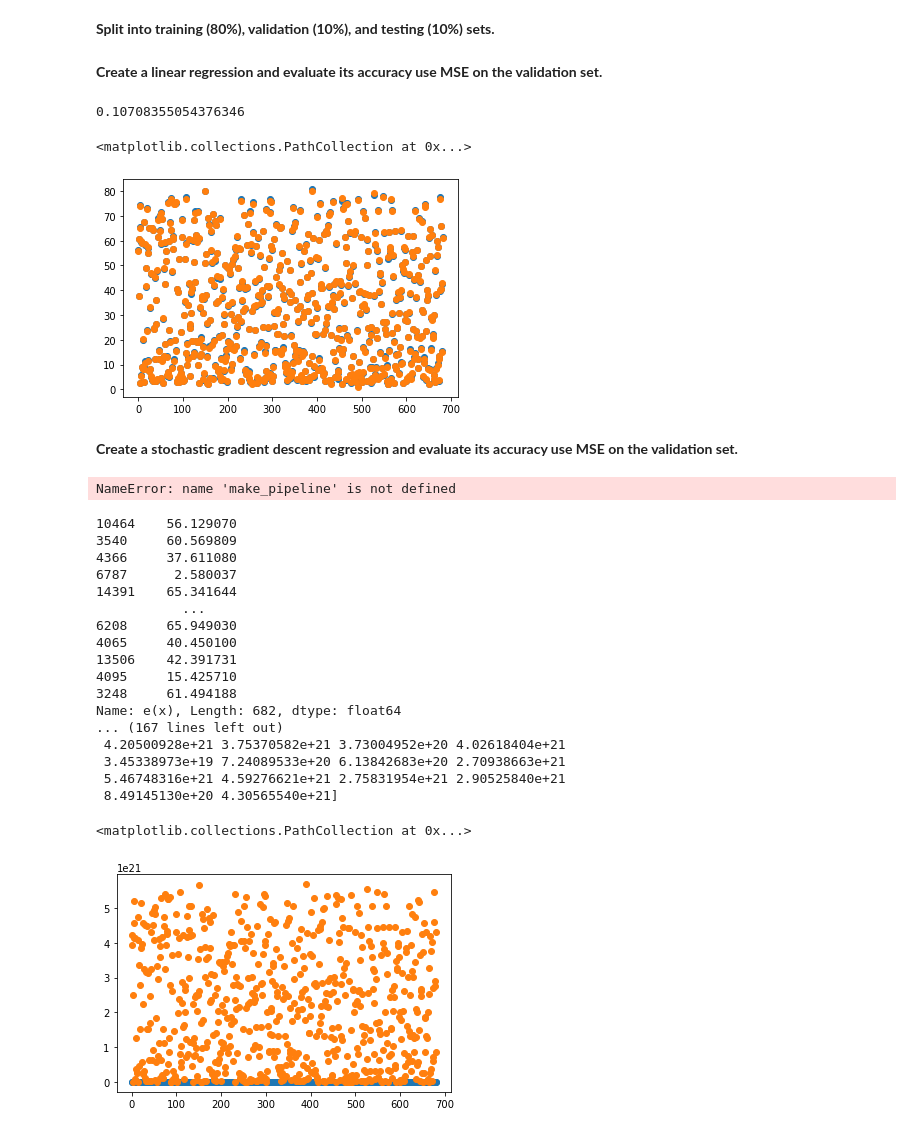
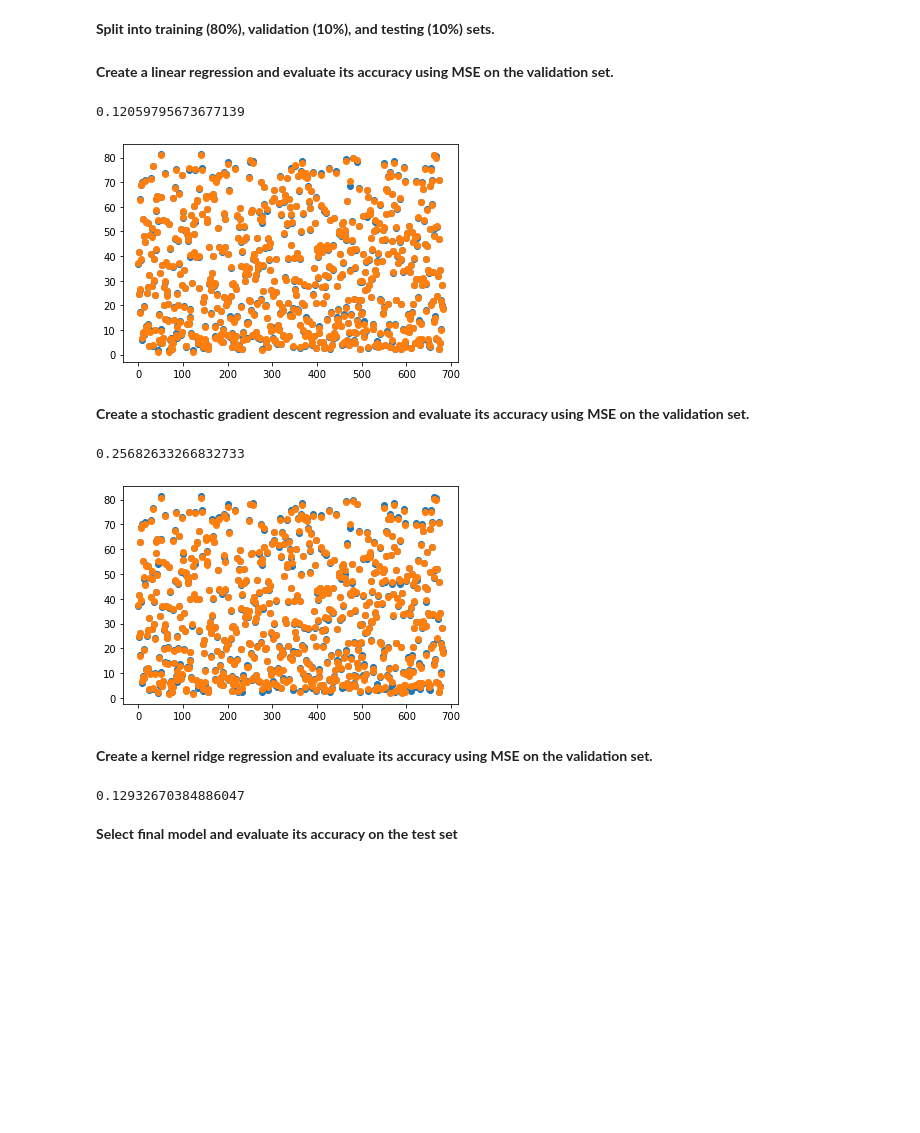
Before and after one commit to rochellekris/Life_Expectancy_ML, a Jupyter notebook: data_collation/Final_Project.ipynb, the cells around one changed output. Saved outputs shown, nothing was run; the diff lists cells and outputs as text; code cells hidden in the pictures; blank space fills up the shorter version.

Commit message:
Kernel Ridge Regression

```diff
--- a/data_collation/Final_Project.ipynb
+++ b/data_collation/Final_Project.ipynb
@@ -146,57 +149,44 @@ X_train, X_test_tmp, y_train, y_test_tmp = train_test_split(X, y, test_size=0.2)
 
 X_valid, X_test, y_valid, y_test = train_test_split(X_test_tmp, y_test_tmp, test_size=0.5)
 # %% [markdown]
-**Create a linear regression and evaluate its accuracy use MSE on the validation set.**
+**Create a linear regression and evaluate its accuracy using MSE on the validation set.**
 # %%
-LR = LinearRegression().fit(X_train, y_train)
-lr_preds = LR.predict(X_valid)
-lr_MSE = mean_squared_error(y_valid, lr_preds)
-lr_MSE
+def plot_y(actual, preds):
+    x_axis = range(len(actual))
+    plt.scatter(x_axis, actual)
+    plt.scatter(x_axis, preds)
-# %% [output]
-0.10708355054376346
+# %%
+LR = LinearRegression().fit(X_train, y_train)
+lr_preds = LR.predict(X_valid)
+lr_MSE = mean_squared_error(y_valid, lr_preds)
+lr_MSE
+# %% [output]
+0.12059795673677139
 # %%
-x_axis = range(len(y_valid))
-plt.scatter(x_axis, y_valid)
-plt.scatter(x_axis, lr_preds)
+plot_y(y_valid, lr_preds)
 # %% [output]
-<matplotlib.collections.PathCollection at 0x...>
-[figure, old version]
+[figure, new version]
 # %% [markdown]
-**Create a stochastic gradient descent regression and evaluate its accuracy use MSE on the validation set.**
+**Create a stochastic gradient descent regression and evaluate its accuracy using MSE on the validation set.**
 # %%
-reg = make_pipeline(StandardScaler(),SGDRegressor(max_iter=1000, tol=1e-3))
-reg.fit(X_train, y_train)
-pred = reg.predict(X_valid)
-print(pred)
-# SGD = SGDRegressor(max_iter=1000).fit(X_train, y_train)
-# sgd_preds = SGD.predict(X_valid)
-# sgd_MSE = mean_squared_error(y_valid, sgd_preds)
-# sgd_MSE
+SGD = make_pipeline(StandardScaler(),SGDRegressor(max_iter=1000, tol=1e-3)).fit(X_train, y_train)
+sgd_preds = SGD.predict(X_valid)
+sgd_MSE = mean_squared_error(y_valid, sgd_preds)
+sgd_MSE
 # %% [output]
-NameError: name 'make_pipeline' is not defined
+0.25682633266832733
 # %%
-print(y_valid)
-print(sgd_preds)
-x_axis = range(len(y_valid))
-plt.scatter(x_axis, y_valid)
-plt.scatter(x_axis, sgd_preds)
+plot_y(y_valid, sgd_preds)
 # %% [output]
-10464    56.129070
-3540     60.569809
-4366     37.611080
-6787      2.580037
-14391    65.341644
-           ...
-6208     65.949030
-4065     40.450100
-13506    42.391731
-4095     15.425710
-3248     61.494188
-Name: e(x), Length: 682, dtype: float64
-... (167 lines left out)
- 4.20500928e+21 3.75370582e+21 3.73004952e+20 4.02618404e+21
- 3.45338973e+19 7.24089533e+20 6.13842683e+20 2.70938663e+21
- 5.46748316e+21 4.59276621e+21 2.75831954e+21 2.90525840e+21
- 8.49145130e+20 4.30565540e+21]
-<matplotlib.collections.PathCollection at 0x...>
-[figure, old version]
+[figure, new version]
+# %% [markdown]
+**Create a kernel ridge regression and evaluate its accuracy using MSE on the validation set.**
+# %%
+KRR = KernelRidge(alpha=1.0).fit(X_train, y_train)
+krr_preds = KRR.predict(X_valid)
+krr_MSE = mean_squared_error(y_valid, krr_preds)
+krr_MSE
+# %% [output]
+0.12932670384886047
+# %% [markdown]
+**Select final model and evaluate its accuracy on the test set**
```
Also changed, not shown: parts of 3 cells of this notebook.
